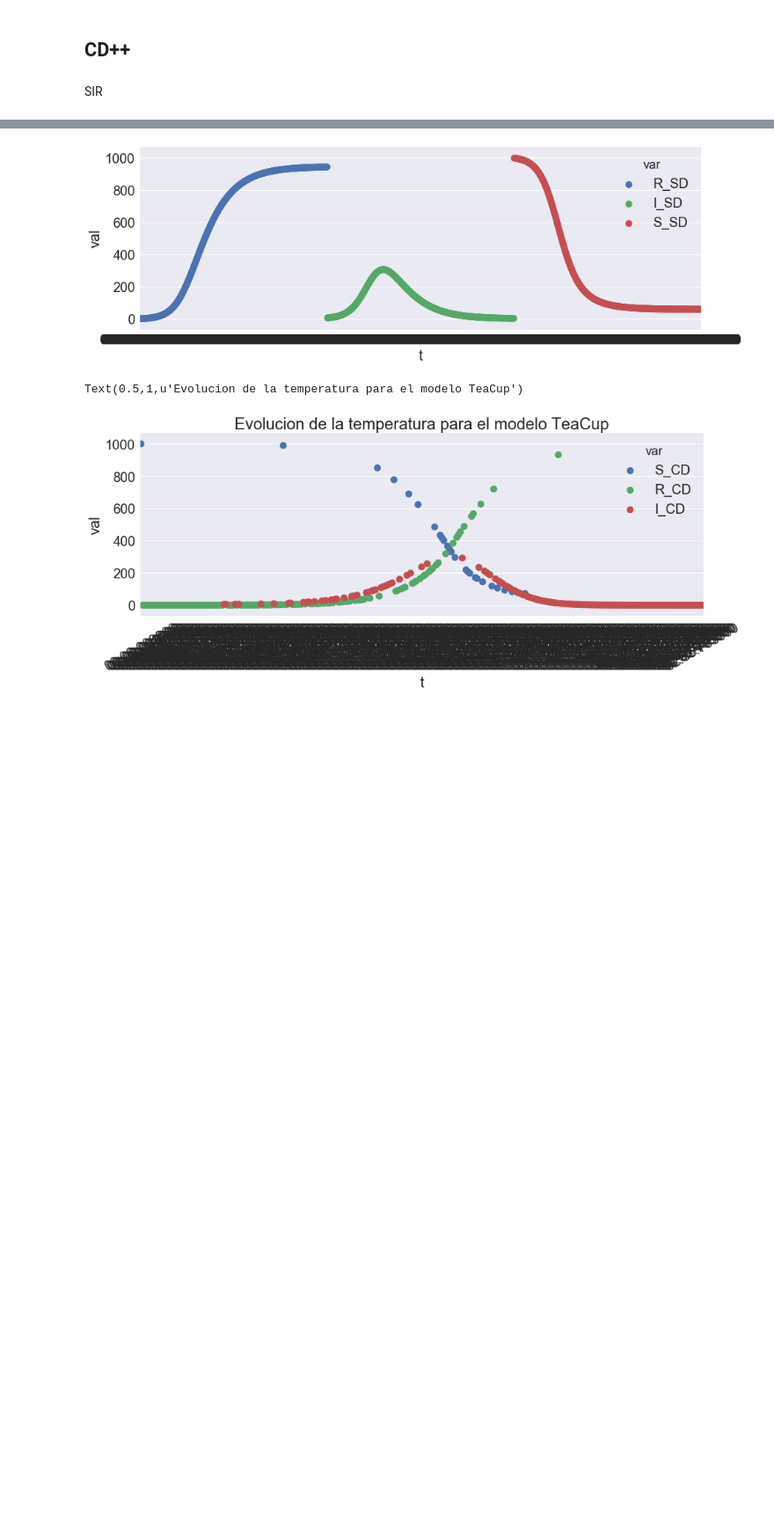
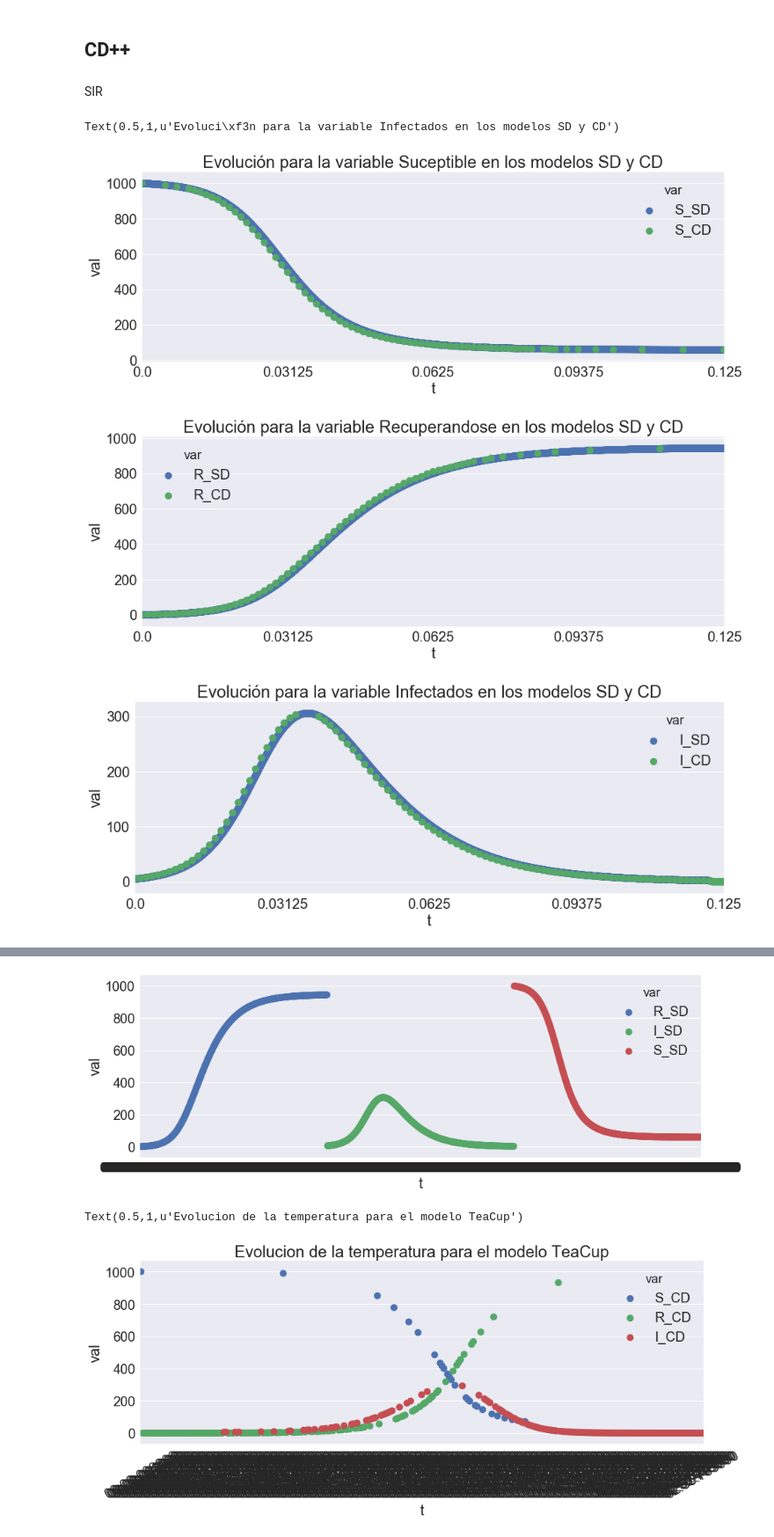
Before and after one commit to dioh/sed_2017_tps, a Jupyter notebook: python_notebooks/Untitled1.ipynb, the cells around one changed output, grey strips where cells are left out. Shown: that part at 88% size. Cells and saved outputs as stored; diff of their text form; code cells hidden in the pictures; blank space fills up the shorter version.

```diff
--- a/python_notebooks/Untitled1.ipynb
+++ b/python_notebooks/Untitled1.ipynb
@@ -37,3 +105,36 @@ Text(0.5,1,u'Evolucion de la temperatura para el modelo TeaCup')
 ## CD++
 # %% [markdown]
 SIR
+# %%
+sir_sd = pd.read_csv('../tp1/datos/sd_sir.csv', sep=',', names=['t', 'R_SD', 'I_SD', 'S_SD'], skiprows=1)
+sir_sd = sir_sd.melt(id_vars='t')
+sir_sd.columns = ['t', 'var', 'val']
+sir_cd = pd.read_csv('../tp1/datos/cd_sir_10m.tsv',sep='\t+', engine='python', names=['t','var', 'val'], skiprows=1)
+
+sir_cd.t = sir_cd.t.apply(lambda x: string_t_cd_a_int(x))
+#sir_sd.t = sir_sd.t.apply(lambda x: string_t_sd_a_int(x))
+# %%
+
+import matplotlib.ticker as ticker
+sir = pd.concat([sir_sd, sir_cd])
+sir['var_name'] = sir['var'].str.__getitem__(0)
+plt.figure(figsize=(15,5))
+g=sea.pointplot(data=sir.query('var_name == "S"'), x='t', y='val', hue='var')
+g.xaxis.set_major_locator(ticker.LinearLocator(numticks=5))
+g.set_title(u"Evolución para la variable Suceptible en los modelos SD y CD")
+
+plt.figure(figsize=(15,5))
+g=sea.pointplot(data=sir.query('var_name == "R"'), x='t', y='val', hue='var')
+g.xaxis.set_major_locator(ticker.LinearLocator(numticks=5))
+g.set_title(u"Evolución para la variable Recuperandose en los modelos SD y CD")
+
+plt.figure(figsize=(15,5))
+
+g=sea.pointplot(data=sir.query('var_name == "I"'), x='t', y='val', hue='var')
+g.xaxis.set_major_locator(ticker.LinearLocator(numticks=5))
+g.set_title(u"Evolución para la variable Infectados en los modelos SD y CD")
+# %% [output]
+Text(0.5,1,u'Evoluci\xf3n para la variable Infectados en los modelos SD y CD')
+[figure, added]
+[figure, added]
+[figure, added]
```
Also changed, not shown: parts of 15 cells of this notebook, 9 other files.
